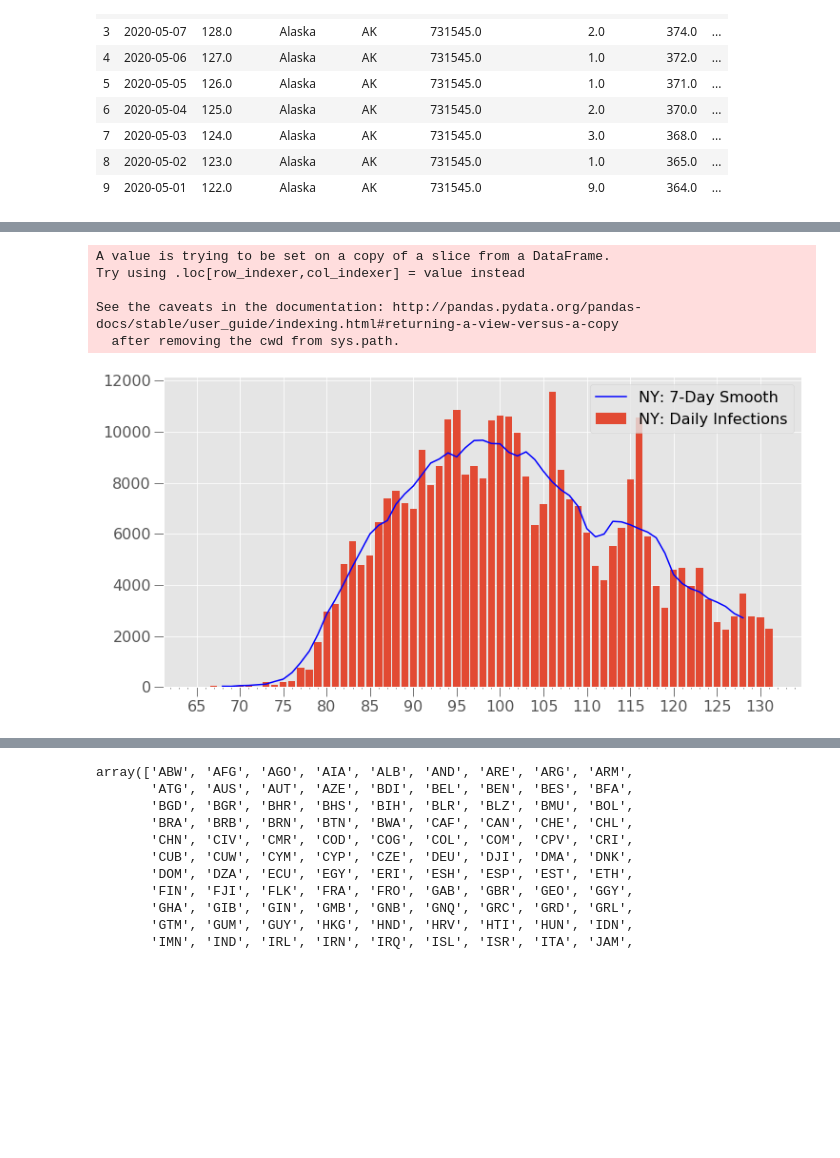
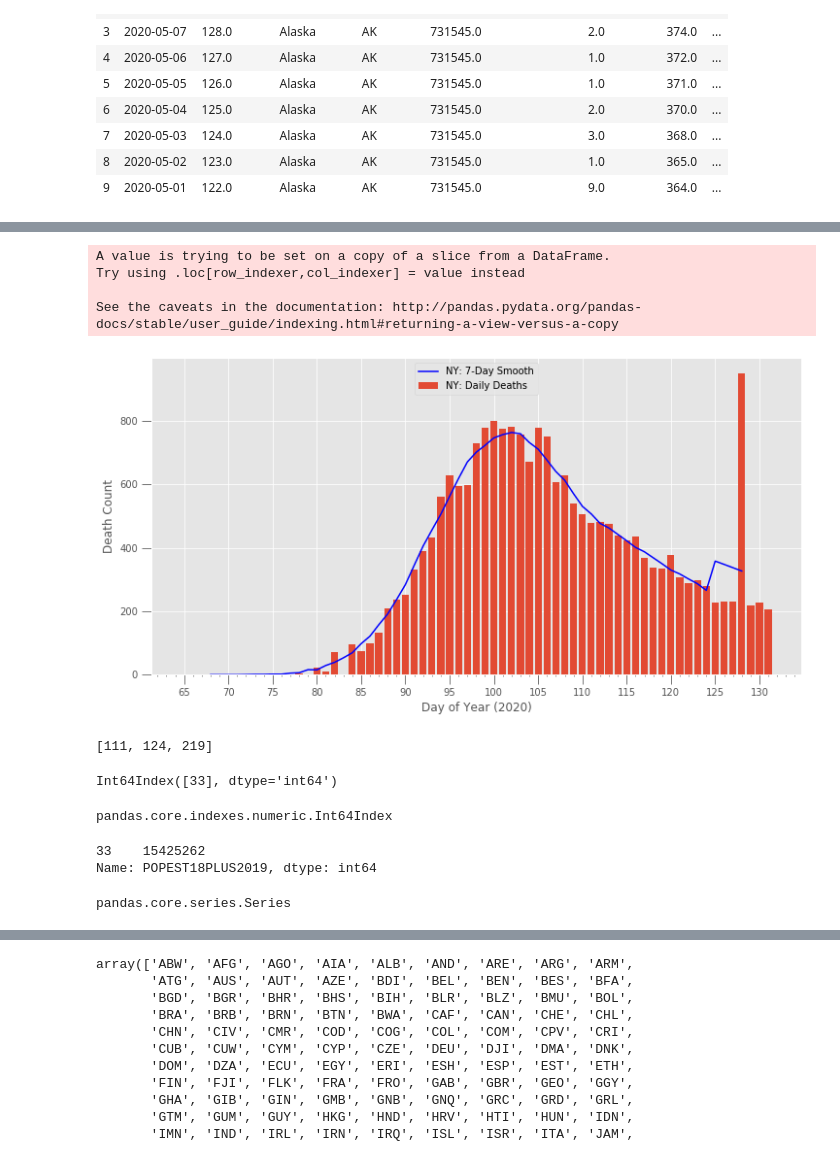
Before and after one commit to AsaKientz/covid-forecasting, a Jupyter notebook: notebooks/covid-forecasting-code-testing.ipynb, the cells around one changed output, grey strips where cells are left out. Drawn from its saved outputs; the diff is of its cells as text; code cells hidden in the pictures; blank space fills up the shorter version.

Commit message:
images for SIR model

```diff
--- a/notebooks/covid-forecasting-code-testing.ipynb
+++ b/notebooks/covid-forecasting-code-testing.ipynb
@@ -87,3 +88,32 @@ df_usa.head(10)
 | 7 | 2020-05-03 | 124.0 | Alaska | AK | 731545.0 | 3.0 | 368.0 | ... |
 | 8 | 2020-05-02 | 123.0 | Alaska | AK | 731545.0 | 1.0 | 365.0 | ... |
 | 9 | 2020-05-01 | 122.0 | Alaska | AK | 731545.0 | 9.0 | 364.0 | ... |
+# %%
+# CDC guideline threshold of 10 reported infections per 100k pop every 14 days
+reopen_thresh = 10./100000/14
+
+# states = ['NY', 'FL', 'CA']
+states = ['NY']
+states_pop = [df_usa_pop.loc[df_usa_pop['ABBR'] == states[i],['POPEST18PLUS2019']].iloc[0,0] for i in range(len(states))]
+state_reopen_thresh = [math.ceil(x * reopen_thresh) for x in states_pop]
+num_days = 7
+df2 = df_usa[df_usa['state_id'].isin(states)]
+df2['Rolling-{num_days}mean'] = df2['positive_daily_incr'].rolling(window=num_days, center = True).mean()
+fig, ax = plt.subplots(figsize = (12,6))
+for state in states:
+    plt.bar(df2.d_o_y, df2['positive_daily_incr'], label = f"{state}: Daily Infections")
+    plt.plot(df2.d_o_y, df2['Rolling-{num_days}mean'], label = f"{state}: {num_days}-Day Smooth", color='blue')
+    ax.axhline(state_reopen_thresh[0], color = 'black', ls="--", label = f"Reopen Threshold = {state_reopen_thresh[0]}")
+# ax.set_yscale('log')
+ax.xaxis.set_major_locator(MultipleLocator(5))
+ax.xaxis.set_major_formatter(FormatStrFormatter('%d'))
+# For the minor ticks, use no labels; default NullFormatter.
+ax.xaxis.set_minor_locator(MultipleLocator(1))
+ax.tick_params(direction='out', length=10)
+ax.set_xlabel('Day of Year (2020)')
+ax.set_ylabel('Infection Count')
+plt.title(f'Daily COVID-19 Infections in {state} (2020)')
+handles, labels = plt.gca().get_legend_handles_labels()
+order = [2,0,1]
+plt.legend([handles[idx] for idx in order],[labels[idx] for idx in order], fontsize=12,loc='upper left')
+plt.show();
@@ -90,25 +127,57 @@ df_usa.head(10)
 # %%
+# CDC guideline threshold of 10 reported infections per 100k pop every 14 days
+reopen_thresh = 10/100000/14
+
+# states = ['NY', 'FL', 'CA']
 states = ['NY']
+states_pop = [df_usa_pop.loc[df_usa_pop['ABBR'] == states[i],['POPEST18PLUS2019']].iloc[0,0] for i in range(len(states))]
+state_reopen_thresh = reopen_thresh * states_pop
 num_days = 7
 df2 = df_usa[df_usa['state_id'].isin(states)]
-df2['Rolling-{num_days}mean'] = df2['positive_daily_incr'].rolling(window=num_days, center = True).mean()
+df2['Rolling-{num_days}mean'] = df2['death_daily_incr'].rolling(window=num_days, center = True).mean()
 fig, ax = plt.subplots(figsize = (12,6))
 for state in states:
-    plt.bar(df2.d_o_y, df2['positive_daily_incr'], label = f"{state}: Daily Infections")
+    plt.bar(df2.d_o_y, df2['death_daily_incr'], label = f"{state}: Daily Deaths")
     plt.plot(df2.d_o_y, df2['Rolling-{num_days}mean'], label = f"{state}: {num_days}-Day Smooth", color='blue')
 # ax.set_yscale('log')
 ax.xaxis.set_major_locator(MultipleLocator(5))
 ax.xaxis.set_major_formatter(FormatStrFormatter('%d'))
-
 # For the minor ticks, use no labels; default NullFormatter.
 ax.xaxis.set_minor_locator(MultipleLocator(1))
 ax.tick_params(direction='out', length=10)
+ax.set_xlabel('Day of Year (2020)')
+ax.set_ylabel('Death Count')
 plt.legend()
 plt.show();
 # %% [output]
 A value is trying to be set on a copy of a slice from a DataFrame.
 Try using .loc[row_indexer,col_indexer] = value instead
 
 See the caveats in the documentation: http://pandas.pydata.org/pandas-docs/stable/user_guide/indexing.html#returning-a-view-versus-a-copy
-  after removing the cwd from sys.path.
-[figure, old version]
+[figure, new version]
+# %%
+reopen_thresh = 10./100000/14
+
+states = ['NY', 'FL', 'CA']
+# states = ['NY']
+states_pop = [df_usa_pop.loc[df_usa_pop['ABBR'] == states[i],['POPEST18PLUS2019']].iloc[0,0] for i in range(len(states))]
+state_reopen_thresh = [math.ceil(x * reopen_thresh) for x in states_pop]
+state_reopen_thresh
+# %% [output]
+[111, 124, 219]
+# %%
+asdf = df_usa_pop.loc[df_usa_pop['ABBR'] == 'NY'].index
+print(asdf)
+type(asdf)
+# %% [output]
+Int64Index([33], dtype='int64')
+pandas.core.indexes.numeric.Int64Index
+# %%
+# mask = [df_usa_pop['ABBR'].isin(states)]
+states_pop = df_usa_pop['POPEST18PLUS2019'][df_usa_pop.loc[df_usa_pop['ABBR'] == 'NY'].index]
+print(states_pop)
+type(states_pop)
+# %% [output]
+33    15425262
+Name: POPEST18PLUS2019, dtype: int64
+pandas.core.series.Series
```
Also changed, not shown: parts of 14 cells of this notebook, 4 other files.
